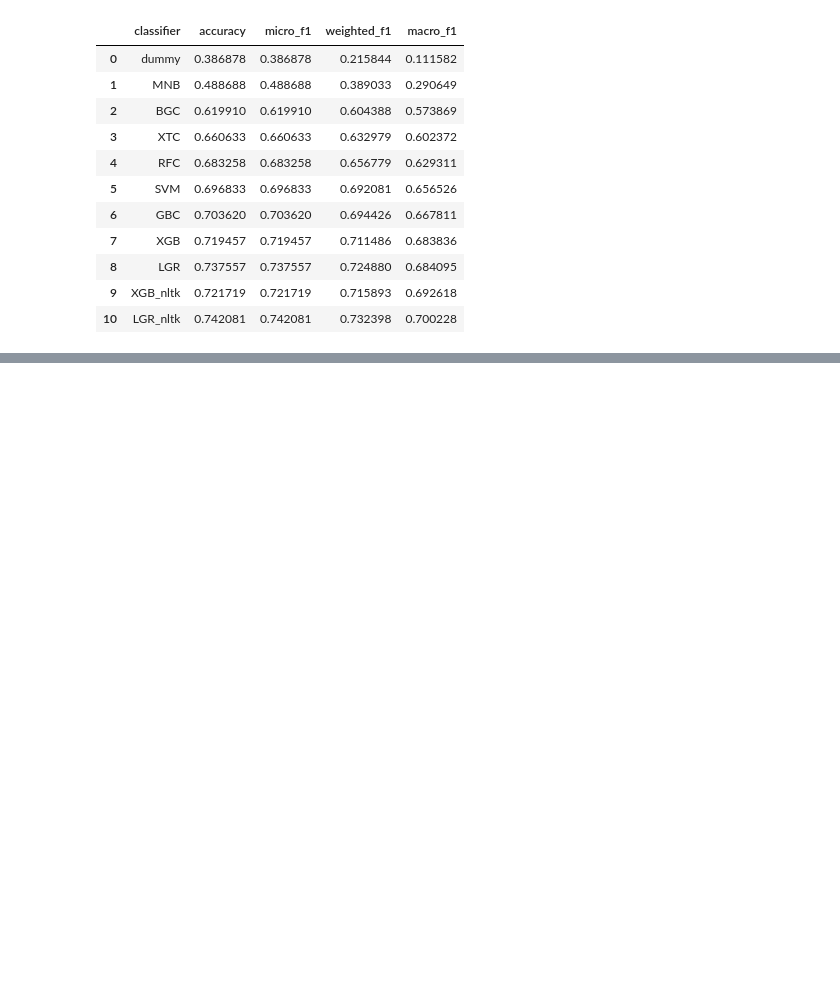
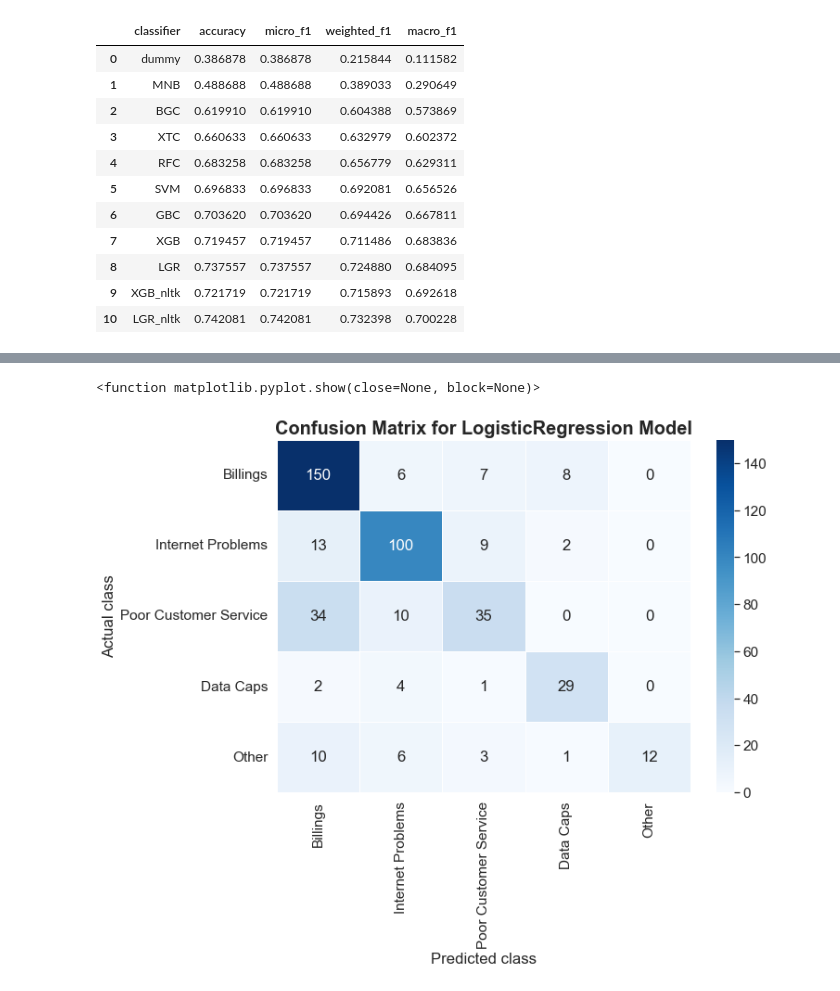
Before and after one commit to ChigozieObika/complaints_classification, a Jupyter notebook: complaints_classification/model_training.ipynb, the cells around one changed output, grey strips where cells are left out. Drawn from its saved outputs; the diff is of its cells as text; code cells hidden in the pictures; blank space fills up the shorter version.

```diff
--- a/complaints_classification/model_training.ipynb
+++ b/complaints_classification/model_training.ipynb
@@ -278,0 +305,10 @@ plt.show
+# %%
+#save model as a pickle file
+import pickle
+
+with open('lgr_model.pkl', 'wb') as file:
+     pickle.dump(model, file)
+# %%
+#load model from pickle file
+with open('lgr_model.pkl', 'rb') as file:
+    loaded_model = pickle.load(file)
@@ -278,0 +318,6 @@ plt.show
+# %%
+#use loaded model to make predictions
+predictions = loaded_model.predict(X_test)
+# %%
+target_names = ['Billings', 'Internet Problems', 'Poor Customer Service', 'Data Caps', 'Other']
+print(classification_report(y_test, predictions, target_names=target_names))
@@ -278,0 +336,16 @@ plt.show
+# %%
+#confusion matrix plot
+data = confusion_matrix(y_test, predictions)
+df_cm = pd.DataFrame(data, columns=target_names, index = target_names)
+df_cm.index.name = 'Actual class'
+df_cm.columns.name = 'Predicted class'
+# plt.figure(figsize = (10,7))
+sns.set(font_scale=1.4)
+# sns.heatmap(df_cm, cmap="Blues", annot=True, fmt='d', annot_kws={"size":16})
+fig, ax = plt.subplots(figsize=(10,7))
+plt.title('Confusion Matrix for LogisticRegression Model', fontsize=20, fontweight='bold')
+sns.heatmap(df_cm, cmap='Blues', linewidths=1, annot=True, ax=ax, fmt='g')
+plt.show
+# %% [output]
+<function matplotlib.pyplot.show(close=None, block=None)>
+[figure, added]
```
Also changed, not shown: parts of 28 cells of this notebook, 5 other files.
